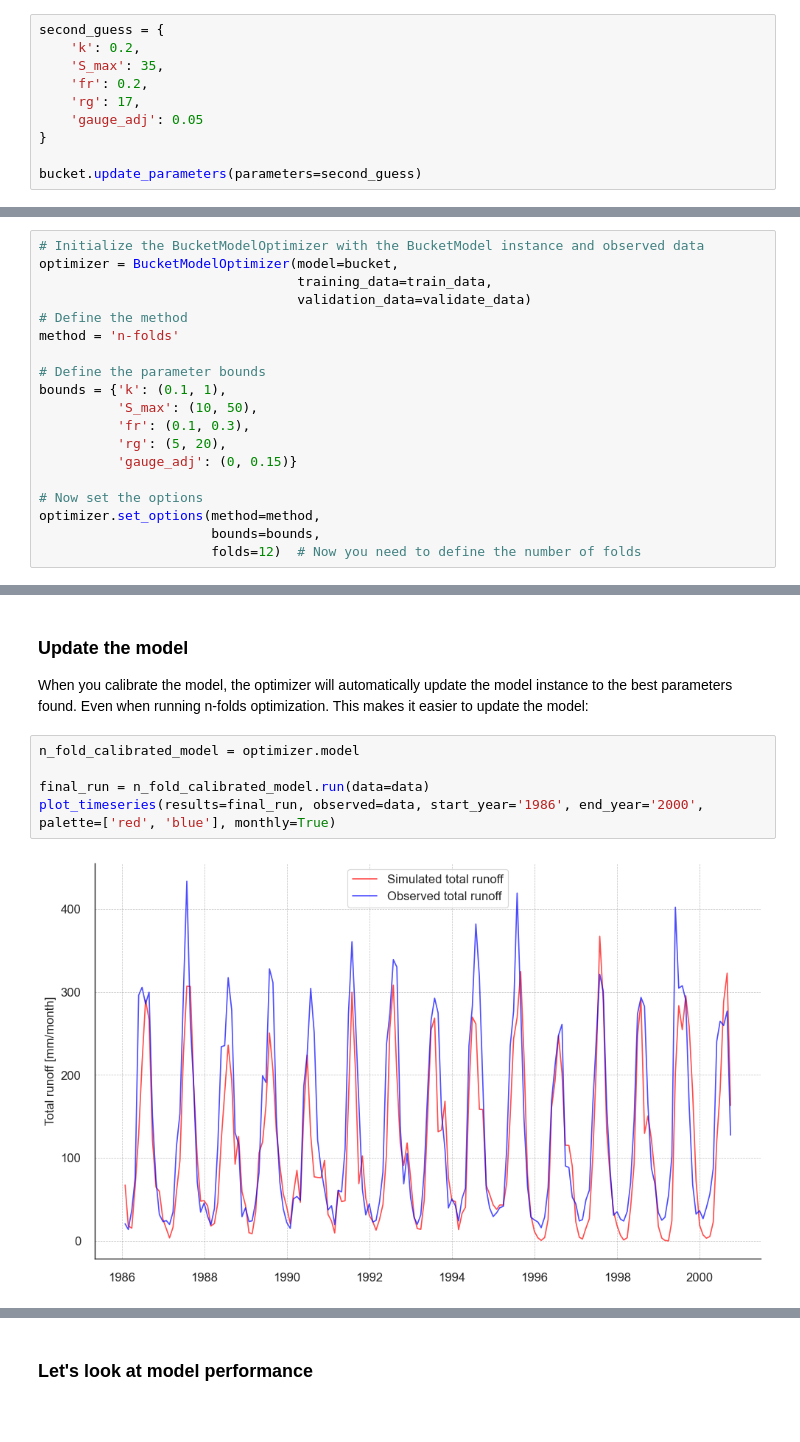
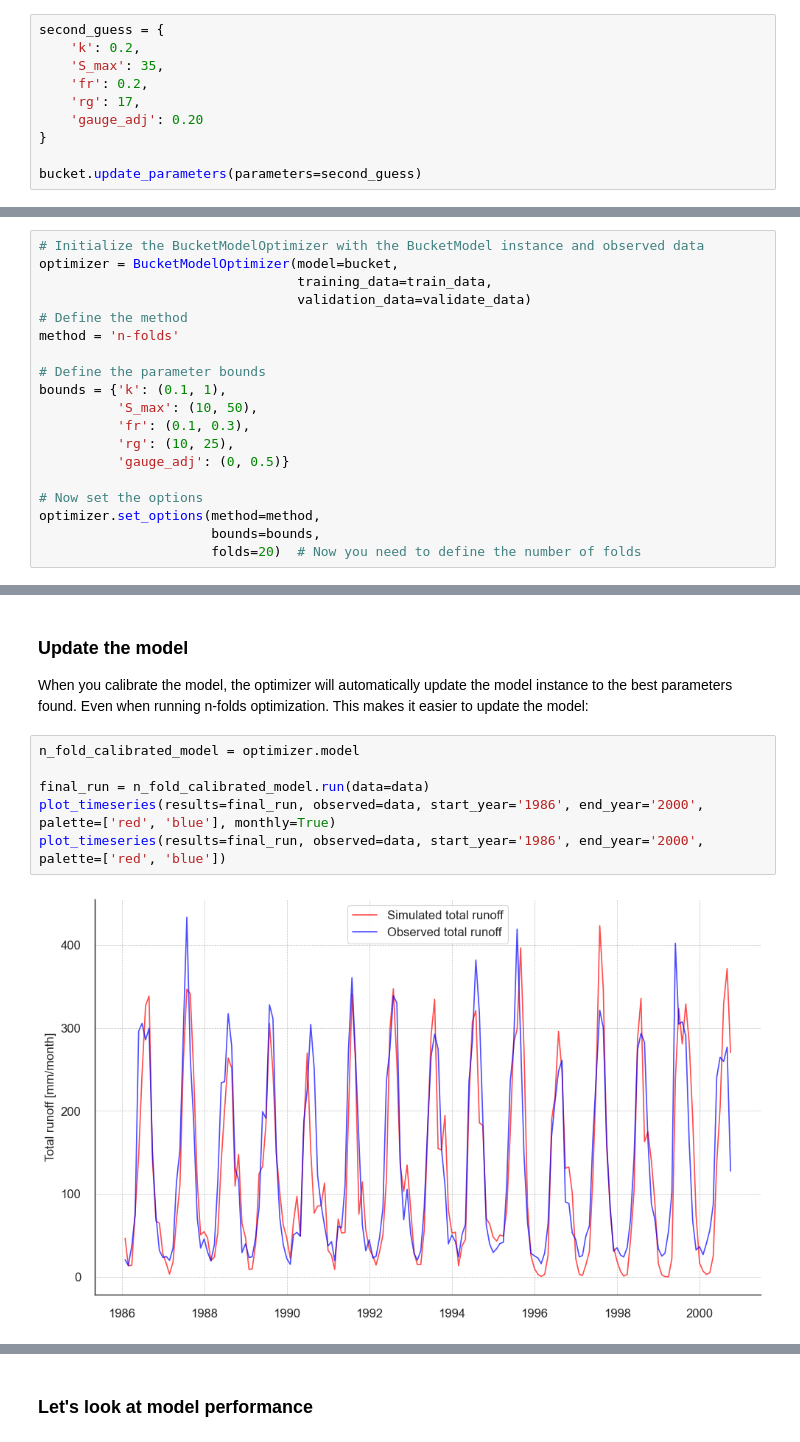
Before and after one commit to CooperBigFoot/bucket-model, a Jupyter notebook: example_run.ipynb, the cells around one changed output, grey strips where cells are left out. Drawn from its saved outputs; the diff is of its cells as text.

```diff
--- a/example_run.ipynb
+++ b/example_run.ipynb
@@ -150,7 +157,7 @@ second_guess = {
     'S_max': 35,
     'fr': 0.2,
     'rg': 17,
-    'gauge_adj': 0.05
+    'gauge_adj': 0.20
 }
 
 bucket.update_parameters(parameters=second_guess)
@@ -332,13 +341,13 @@ method = 'n-folds'
 bounds = {'k': (0.1, 1),
           'S_max': (10, 50),
           'fr': (0.1, 0.3),
-          'rg': (5, 20),
-          'gauge_adj': (0, 0.15)}
+          'rg': (10, 25),
+          'gauge_adj': (0, 0.5)}
 
 # Now set the options
 optimizer.set_options(method=method,
                       bounds=bounds,
-                      folds=12)  # Now you need to define the number of folds
+                      folds=20)  # Now you need to define the number of folds
 # %% [markdown]
 Calibration is going to take a while. Be patient :)
 # %%
@@ -376,7 +389,8 @@ When you calibrate the model, the optimizer will automatically update the model
 # %%
 n_fold_calibrated_model = optimizer.model
 
 final_run = n_fold_calibrated_model.run(data=data)
 plot_timeseries(results=final_run, observed=data, start_year='1986', end_year='2000', palette=['red', 'blue'], monthly=True)
+plot_timeseries(results=final_run, observed=data, start_year='1986', end_year='2000', palette=['red', 'blue'])
 # %% [output]
-[figure, old version]
+[figure, new version]
```
Also changed, not shown: parts of 15 cells of this notebook, 2 other files.
